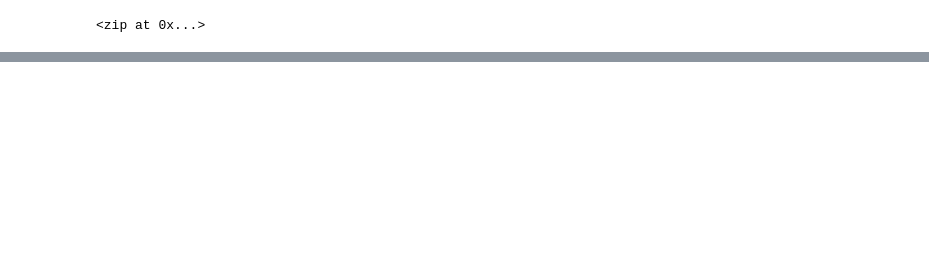
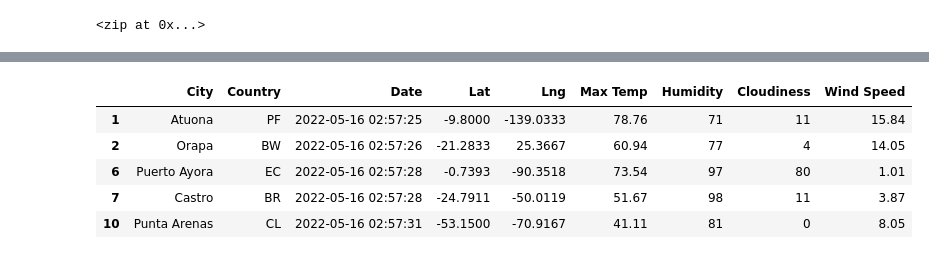
Before and after one commit to shayburmi/World_Weather_Analysis, a Jupyter notebook: WeatherPy.ipynb, the cells around one changed output, grey strips where cells are left out. Cells and saved outputs as stored; diff of their text form; code cells hidden in the pictures; blank space fills up the shorter version.

```diff
--- a/WeatherPy.ipynb
+++ b/WeatherPy.ipynb
@@ -380,7 +387,15 @@ city_data_df.loc[(city_data_df["Lat"] >= 0)].head()
 # %%
 # Create Northern and Southern Hemisphere DataFrames.
 northern_hemi_df = city_data_df.loc[(city_data_df["Lat"] >= 0)]
 southern_hemi_df = city_data_df.loc[(city_data_df["Lat"] < 0)]
+southern_hemi_df.head()
+# %% [output]
+|  | City | Country | Date | Lat | Lng | Max Temp | Humidity | Cloudiness | Wind Speed |
+| 1 | Atuona | PF | 2022-05-16 02:57:25 | -9.8000 | -139.0333 | 78.76 | 71 | 11 | 15.84 |
+| 2 | Orapa | BW | 2022-05-16 02:57:26 | -21.2833 | 25.3667 | 60.94 | 77 | 4 | 14.05 |
+| 6 | Puerto Ayora | EC | 2022-05-16 02:57:28 | -0.7393 | -90.3518 | 73.54 | 97 | 80 | 1.01 |
+| 7 | Castro | BR | 2022-05-16 02:57:28 | -24.7911 | -50.0119 | 51.67 | 98 | 11 | 3.87 |
+| 10 | Punta Arenas | CL | 2022-05-16 02:57:31 | -53.1500 | -70.9167 | 41.11 | 81 | 0 | 8.05 |
 # %%
 # Linear regression on the Northern Hemisphere
 x_values = northern_hemi_df["Lat"]
```
Also changed, not shown: parts of 35 cells of this notebook, 19 other files.
